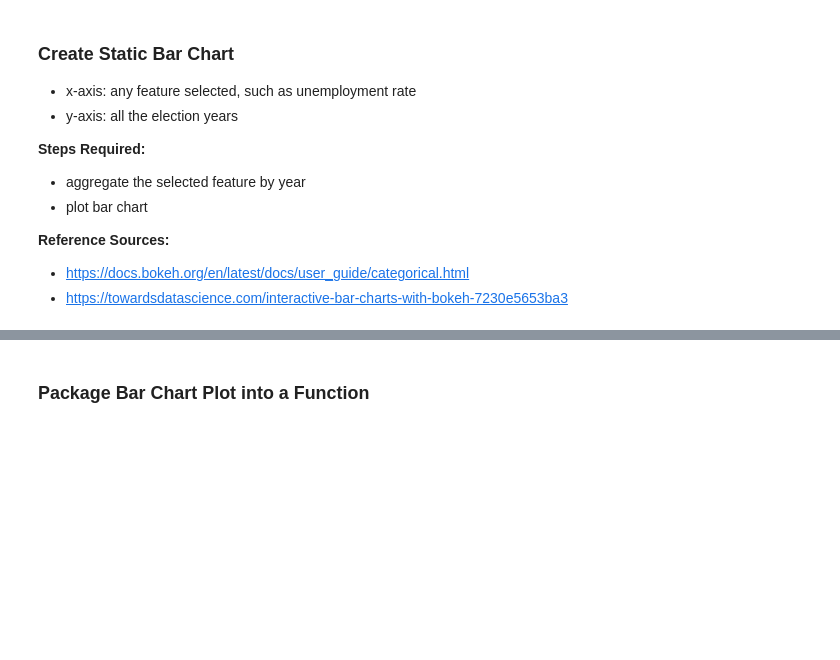
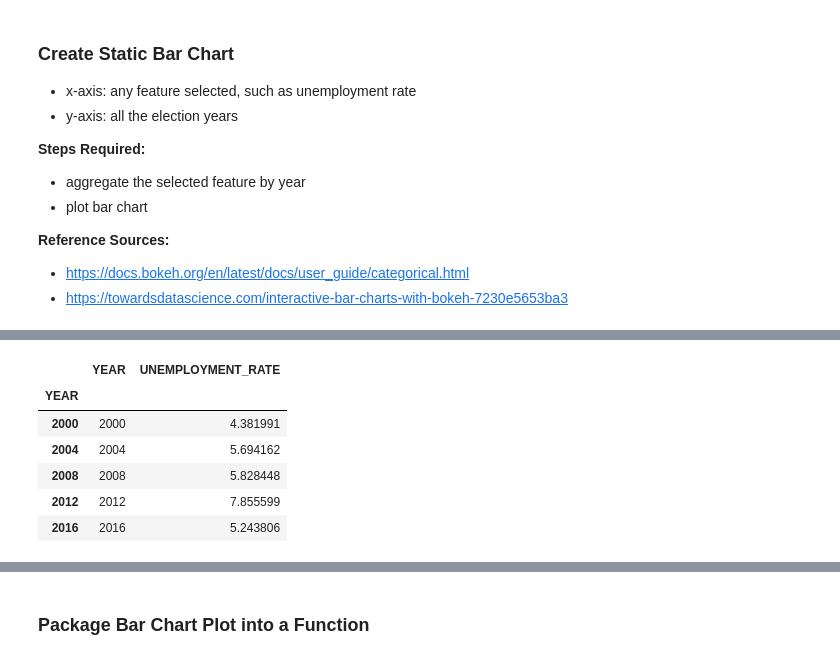
Before and after one commit to ehuang13/w210-presidential-election, a Jupyter notebook: ellie/bokeh_barcharts.ipynb, the cells around one changed output, grey strips where cells are left out. Drawn from its saved outputs; the diff is of its cells as text; code cells hidden in the pictures; blank space fills up the shorter version.

```diff
--- a/ellie/bokeh_barcharts.ipynb
+++ b/ellie/bokeh_barcharts.ipynb
@@ -58,7 +58,15 @@ feature = "UNEMPLOYMENT_RATE"
 grouped_feature = df[["YEAR", feature]].groupby(df["YEAR"]).mean()
 # %%
 # checkout grouped feature dataframe
-# grouped_feature
+grouped_feature
+# %% [output]
+|  | YEAR | UNEMPLOYMENT_RATE |
+| YEAR |  |  |
+| 2000 | 2000 | 4.381991 |
+| 2004 | 2004 | 5.694162 |
+| 2008 | 2008 | 5.828448 |
+| 2012 | 2012 | 7.855599 |
+| 2016 | 2016 | 5.243806 |
 # %%
 # bokeh visualization
 years = list(grouped_feature["YEAR"])
```
Also changed, not shown: parts of 1 cell of this notebook.
